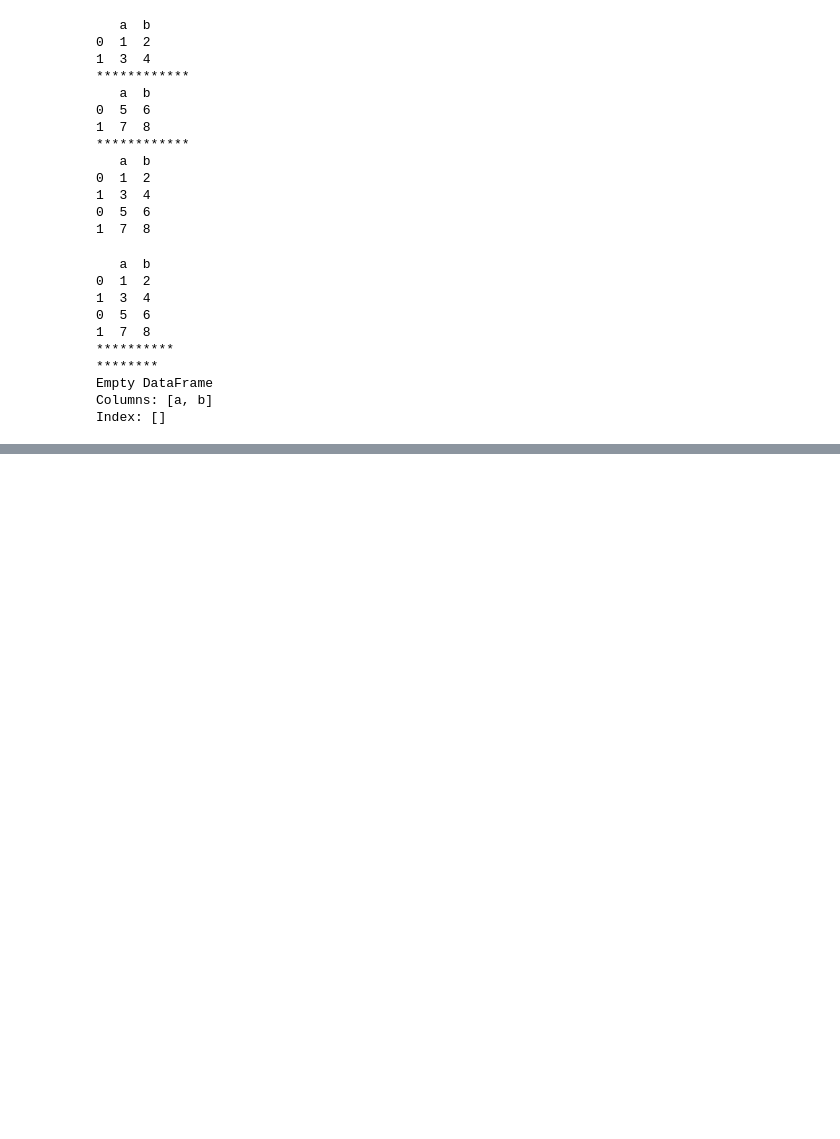
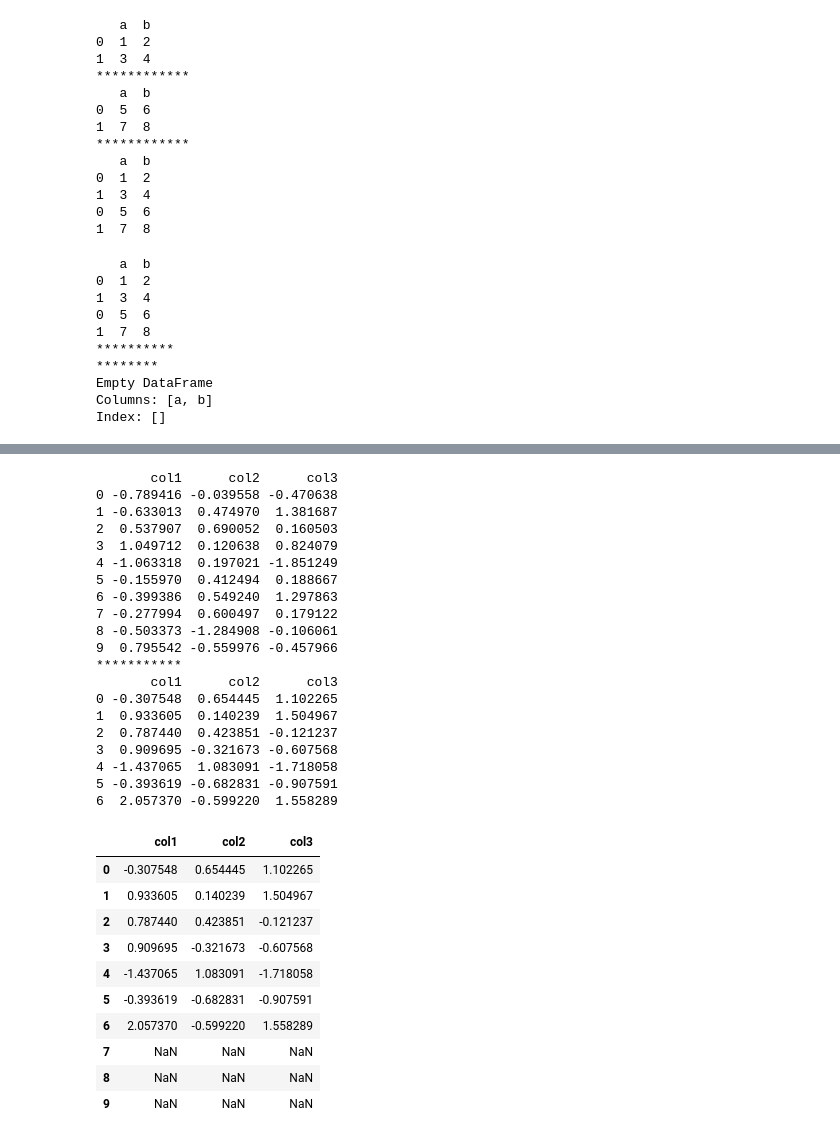
Before and after one commit to Hackveda/FullStackDjango_SrichandanChinnam, a Jupyter notebook: pythontest.ipynb, the cells around one changed output, grey strips where cells are left out. Drawn from its saved outputs; the diff is of its cells as text; code cells hidden in the pictures; blank space fills up the shorter version.

```diff
--- a/pythontest.ipynb
+++ b/pythontest.ipynb
@@ -193,0 +402,41 @@ Index: []
+# %%
+#Reindexing to align with other objects
+df1 = pd.DataFrame(np.random.randn(10,3),columns=['col1','col2','col3'])
+df2 = pd.DataFrame(np.random.randn(7,3),columns=['col1','col2','col3'])
+print(df1)
+print("***********")
+print(df2)
+df3 = df2.reindex_like(df1)
+df3
+# %% [output]
+       col1      col2      col3
+0 -0.789416 -0.039558 -0.470638
+1 -0.633013  0.474970  1.381687
+2  0.537907  0.690052  0.160503
+3  1.049712  0.120638  0.824079
+4 -1.063318  0.197021 -1.851249
+5 -0.155970  0.412494  0.188667
+6 -0.399386  0.549240  1.297863
+7 -0.277994  0.600497  0.179122
+8 -0.503373 -1.284908 -0.106061
+9  0.795542 -0.559976 -0.457966
+***********
+       col1      col2      col3
+0 -0.307548  0.654445  1.102265
+1  0.933605  0.140239  1.504967
+2  0.787440  0.423851 -0.121237
+3  0.909695 -0.321673 -0.607568
+4 -1.437065  1.083091 -1.718058
+5 -0.393619 -0.682831 -0.907591
+6  2.057370 -0.599220  1.558289
+|  | col1 | col2 | col3 |
+| 0 | -0.307548 | 0.654445 | 1.102265 |
+| 1 | 0.933605 | 0.140239 | 1.504967 |
+| 2 | 0.787440 | 0.423851 | -0.121237 |
+| 3 | 0.909695 | -0.321673 | -0.607568 |
+| 4 | -1.437065 | 1.083091 | -1.718058 |
+| 5 | -0.393619 | -0.682831 | -0.907591 |
+| 6 | 2.057370 | -0.599220 | 1.558289 |
+| 7 | NaN | NaN | NaN |
+| 8 | NaN | NaN | NaN |
+| 9 | NaN | NaN | NaN |
```
Also changed, not shown: parts of 18 cells of this notebook.
